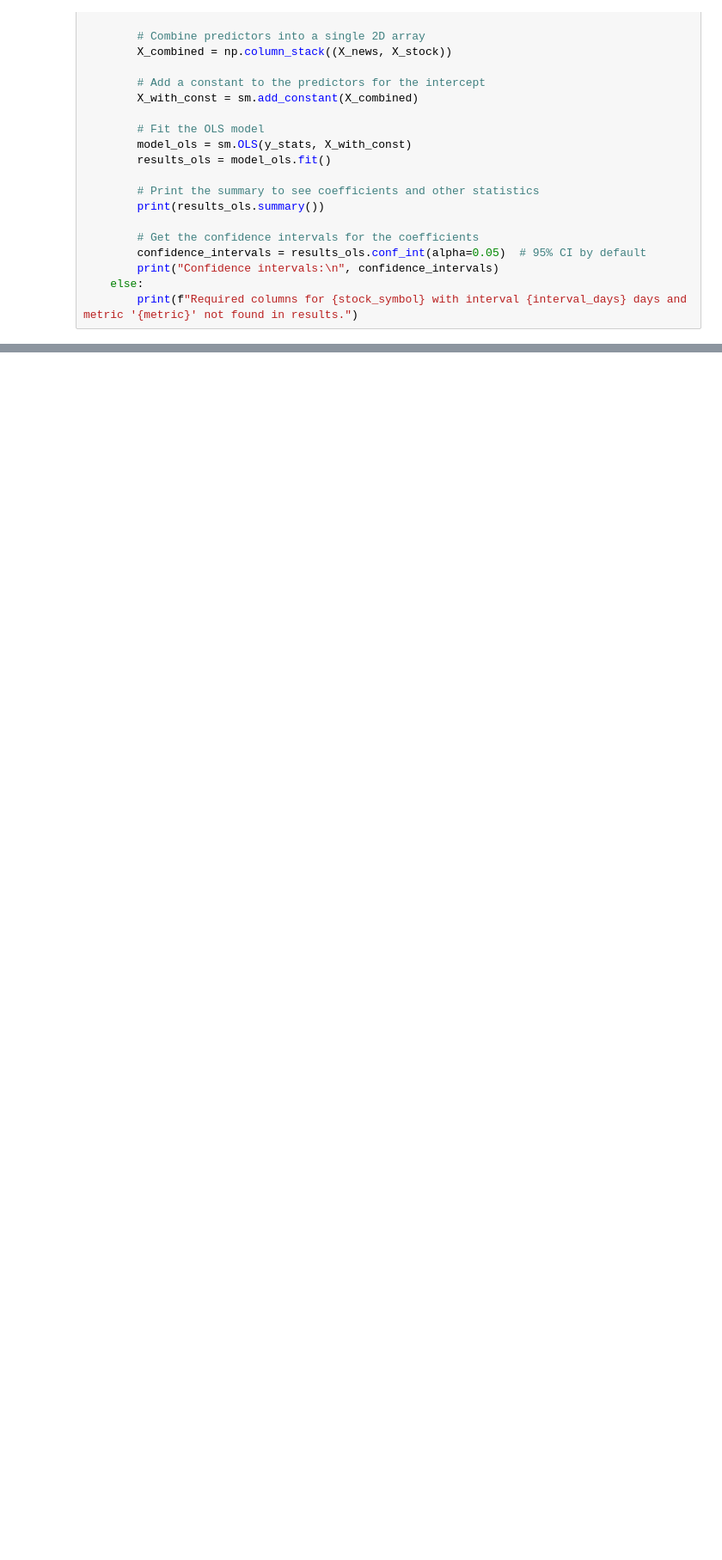
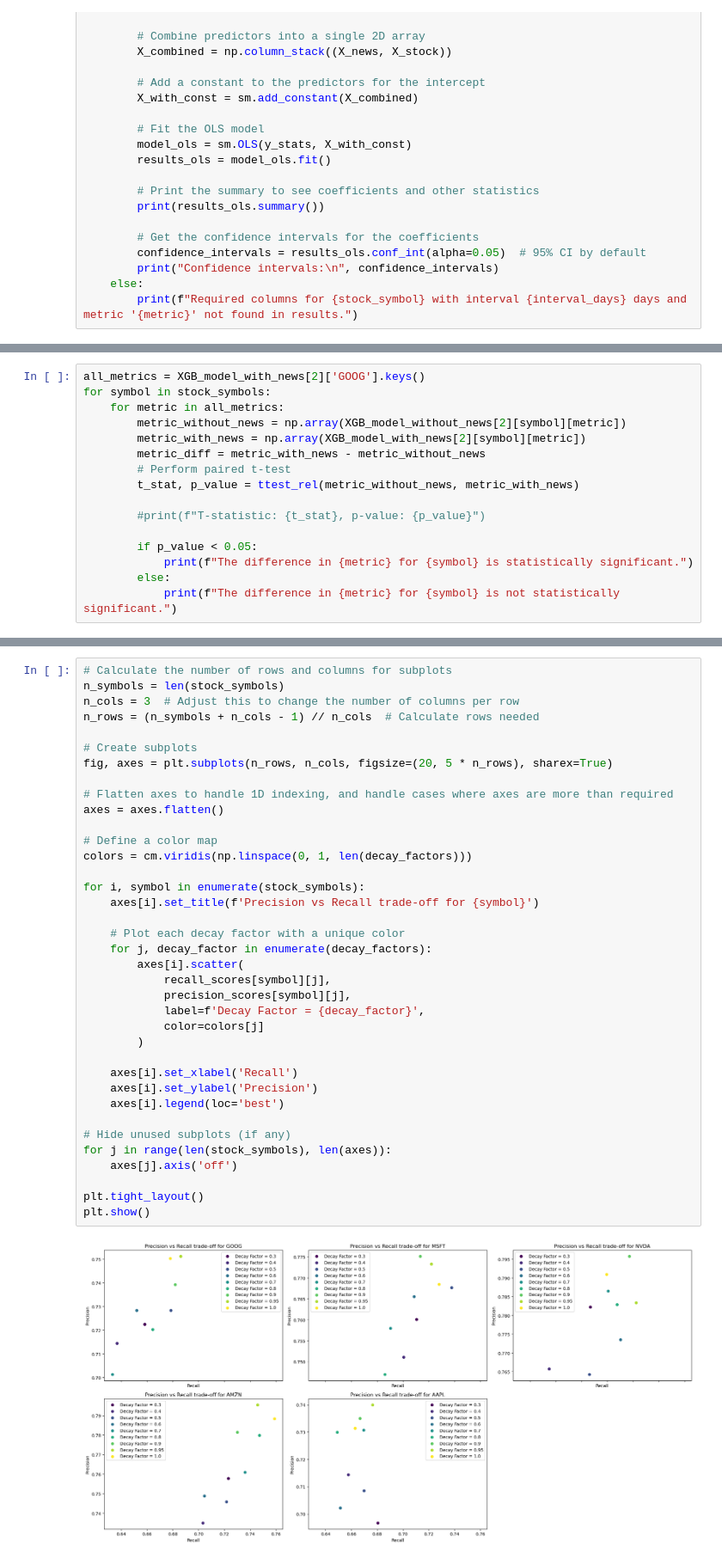
Before and after one commit to rishabhtyagi989/SIGNS_2024, a Jupyter notebook: Model_building.ipynb, the cells around one changed output, grey strips where cells are left out. Shown at 86% size. Drawn from its saved outputs; the diff is of its cells as text; blank space fills up the shorter version.

```diff
--- a/Model_building.ipynb
+++ b/Model_building.ipynb
@@ -543,0 +657,16 @@ ROC-AUC: 0.9983
+# %%
+all_metrics = XGB_model_with_news[2]['GOOG'].keys()
+for symbol in stock_symbols:
+    for metric in all_metrics:
+        metric_without_news = np.array(XGB_model_without_news[2][symbol][metric])
+        metric_with_news = np.array(XGB_model_with_news[2][symbol][metric])
+        metric_diff = metric_with_news - metric_without_news
+        # Perform paired t-test
+        t_stat, p_value = ttest_rel(metric_without_news, metric_with_news)
+
+        #print(f"T-statistic: {t_stat}, p-value: {p_value}")
+
+        if p_value < 0.05:
+            print(f"The difference in {metric} for {symbol} is statistically significant.")
+        else:
+            print(f"The difference in {metric} for {symbol} is not statistically significant.")
@@ -543,0 +717,39 @@ ROC-AUC: 0.9983
+# %%
+# Calculate the number of rows and columns for subplots
+n_symbols = len(stock_symbols)
+n_cols = 3  # Adjust this to change the number of columns per row
+n_rows = (n_symbols + n_cols - 1) // n_cols  # Calculate rows needed
+
+# Create subplots
+fig, axes = plt.subplots(n_rows, n_cols, figsize=(20, 5 * n_rows), sharex=True)
+
+# Flatten axes to handle 1D indexing, and handle cases where axes are more than required
+axes = axes.flatten()
+
+# Define a color map
+colors = cm.viridis(np.linspace(0, 1, len(decay_factors)))
+
+for i, symbol in enumerate(stock_symbols):
+    axes[i].set_title(f'Precision vs Recall trade-off for {symbol}')
+
+    # Plot each decay factor with a unique color
+    for j, decay_factor in enumerate(decay_factors):
+        axes[i].scatter(
+            recall_scores[symbol][j],
+            precision_scores[symbol][j],
+            label=f'Decay Factor = {decay_factor}',
+            color=colors[j]
+        )
+
+    axes[i].set_xlabel('Recall')
+    axes[i].set_ylabel('Precision')
+    axes[i].legend(loc='best')
+
+# Hide unused subplots (if any)
+for j in range(len(stock_symbols), len(axes)):
+    axes[j].axis('off')
+
+plt.tight_layout()
+plt.show()
+# %% [output]
+[figure, added]
```
Also changed, not shown: parts of 14 cells of this notebook.
